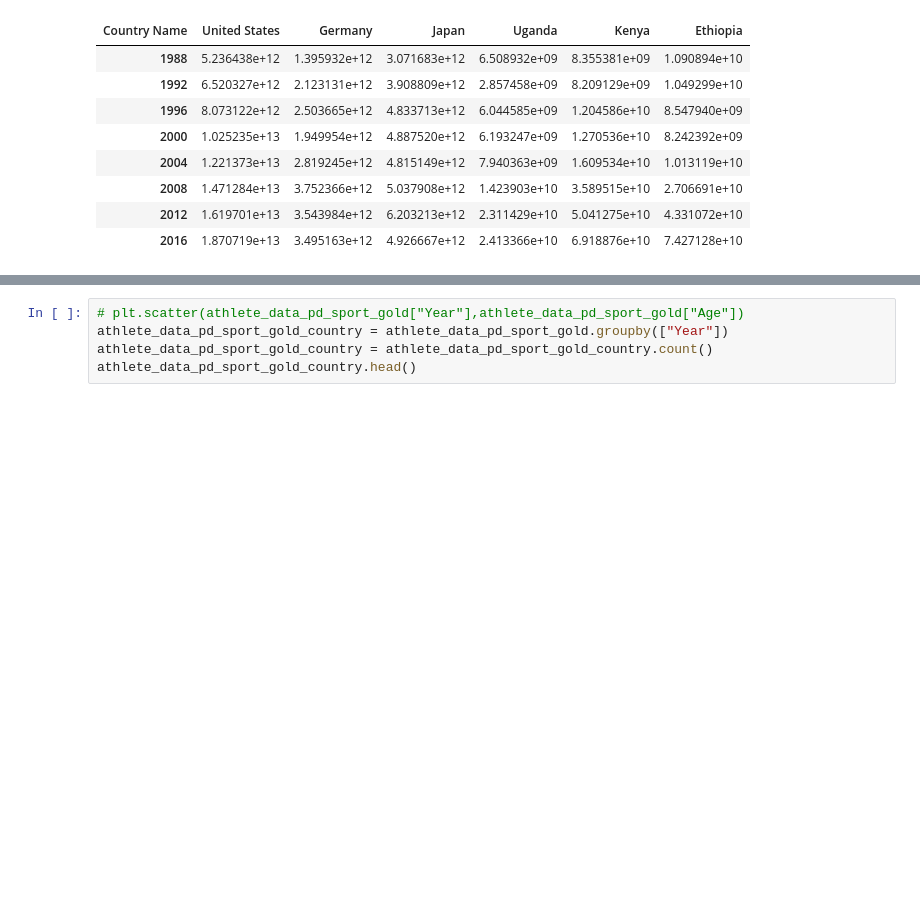
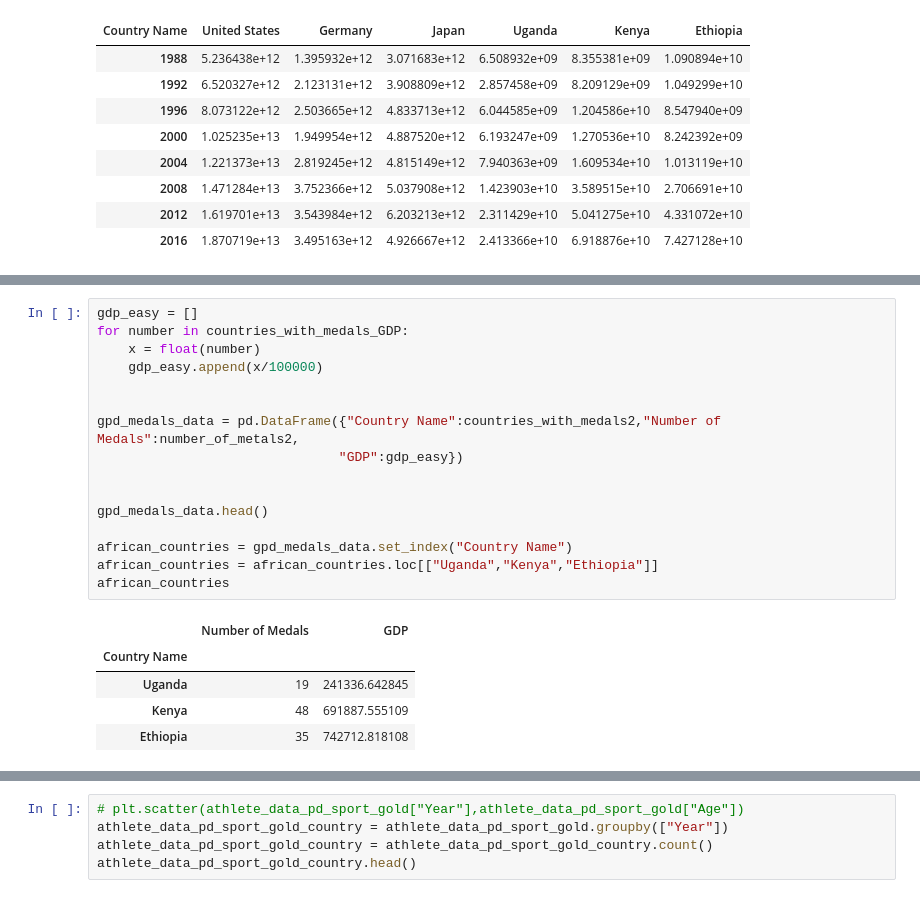
Before and after one commit to ablinn91/KU_project_1, a Jupyter notebook: project1.ipynb, the cells around one changed output, grey strips where cells are left out. Drawn from its saved outputs; the diff is of its cells as text; blank space fills up the shorter version.

```diff
--- a/project1.ipynb
+++ b/project1.ipynb
@@ -89,0 +125,22 @@ cre
+# %%
+gdp_easy = []
+for number in countries_with_medals_GDP:
+    x = float(number)
+    gdp_easy.append(x/100000)
+
+
+gpd_medals_data = pd.DataFrame({"Country Name":countries_with_medals2,"Number of Medals":number_of_metals2,
+                               "GDP":gdp_easy})
+
+
+gpd_medals_data.head()
+
+african_countries = gpd_medals_data.set_index("Country Name")
+african_countries = african_countries.loc[["Uganda","Kenya","Ethiopia"]]
+african_countries
+# %% [output]
+|  | Number of Medals | GDP |
+| Country Name |  |  |
+| Uganda | 19 | 241336.642845 |
+| Kenya | 48 | 691887.555109 |
+| Ethiopia | 35 | 742712.818108 |
```
Also changed, not shown: parts of 6 cells of this notebook.
